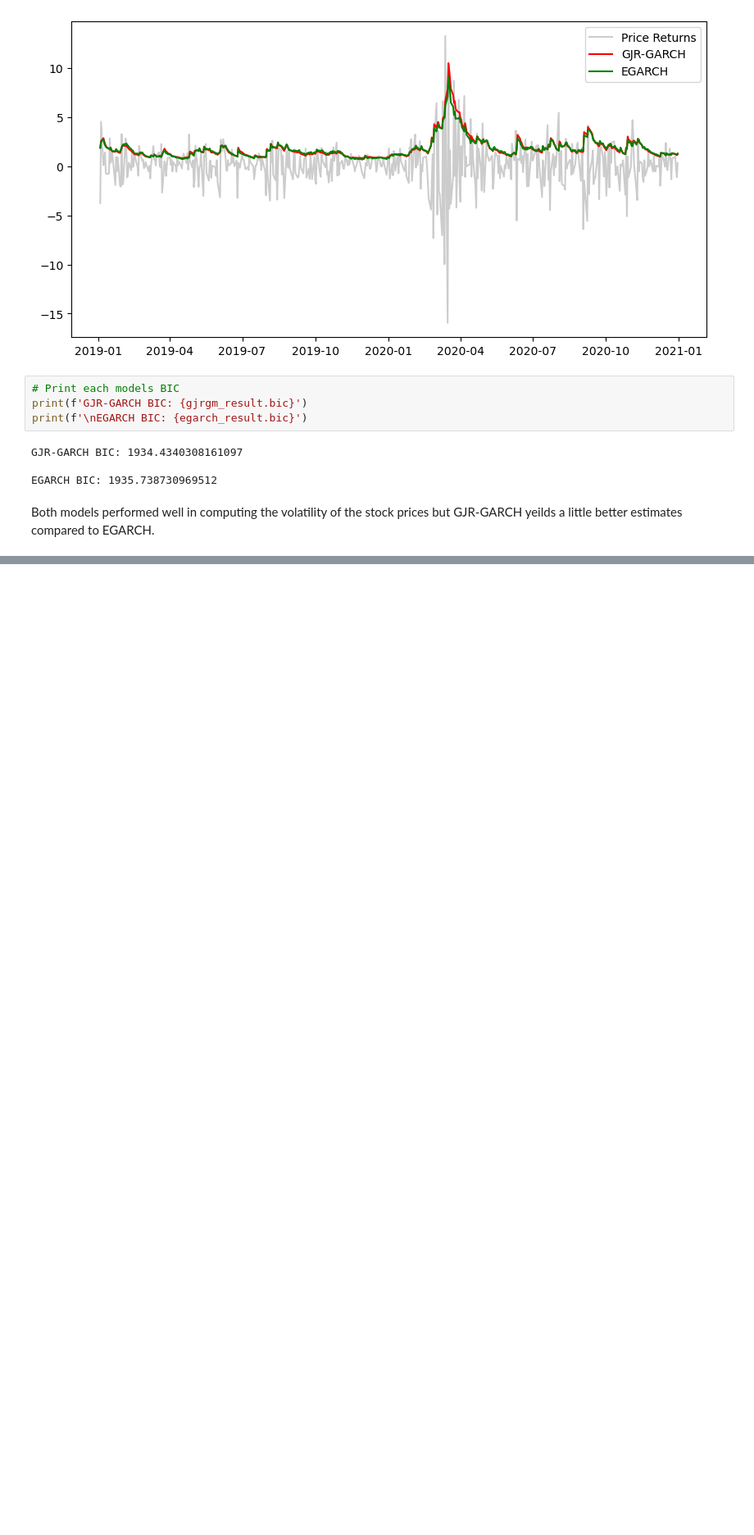
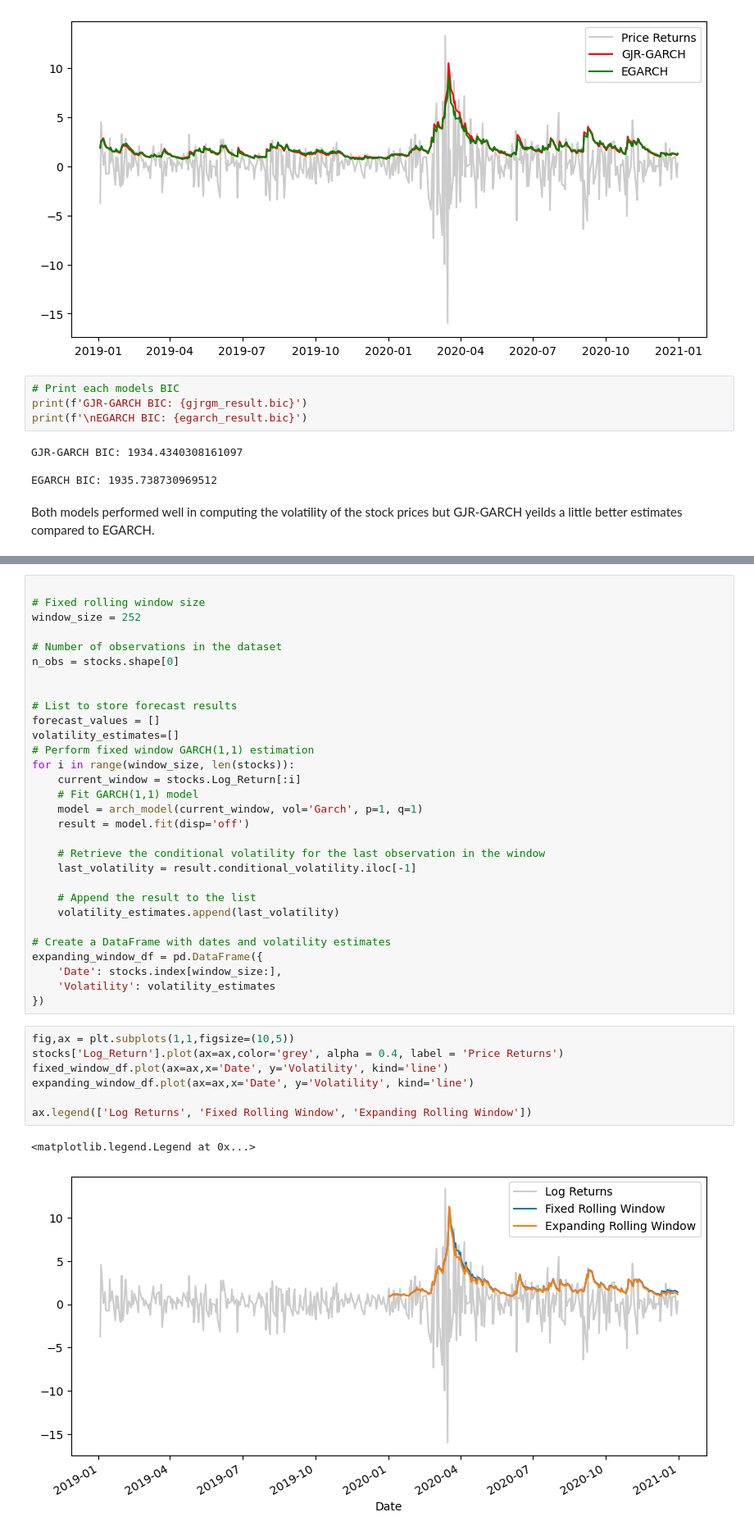
Before and after one commit to ansingh16/Time_Series_Analysis, a Jupyter notebook: Volatility_analysis.ipynb, the cells around one changed output, grey strips where cells are left out. Shown: that part at 82% size. Saved outputs shown, nothing was run; the diff lists cells and outputs as text; blank space fills up the shorter version.

Commit message:
rolling window implemented

```diff
--- a/Volatility_analysis.ipynb
+++ b/Volatility_analysis.ipynb
@@ -505,0 +542,40 @@ Both models performed well in computing the volatility of the stock prices but G
+# %%
+
+# Fixed rolling window size
+window_size = 252
+
+# Number of observations in the dataset
+n_obs = stocks.shape[0]
+
+
+# List to store forecast results
+forecast_values = []
+volatility_estimates=[]
+# Perform fixed window GARCH(1,1) estimation
+for i in range(window_size, len(stocks)):
+    current_window = stocks.Log_Return[:i]
+    # Fit GARCH(1,1) model
+    model = arch_model(current_window, vol='Garch', p=1, q=1)
+    result = model.fit(disp='off')
+
+    # Retrieve the conditional volatility for the last observation in the window
+    last_volatility = result.conditional_volatility.iloc[-1]
+
+    # Append the result to the list
+    volatility_estimates.append(last_volatility)
+
+# Create a DataFrame with dates and volatility estimates
+expanding_window_df = pd.DataFrame({
+    'Date': stocks.index[window_size:],
+    'Volatility': volatility_estimates
+})
+# %%
+fig,ax = plt.subplots(1,1,figsize=(10,5))
+stocks['Log_Return'].plot(ax=ax,color='grey', alpha = 0.4, label = 'Price Returns')
+fixed_window_df.plot(ax=ax,x='Date', y='Volatility', kind='line')
+expanding_window_df.plot(ax=ax,x='Date', y='Volatility', kind='line')
+
+ax.legend(['Log Returns', 'Fixed Rolling Window', 'Expanding Rolling Window'])
+# %% [output]
+<matplotlib.legend.Legend at 0x...>
+[figure, added]
```
Also changed, not shown: parts of 12 cells of this notebook.
